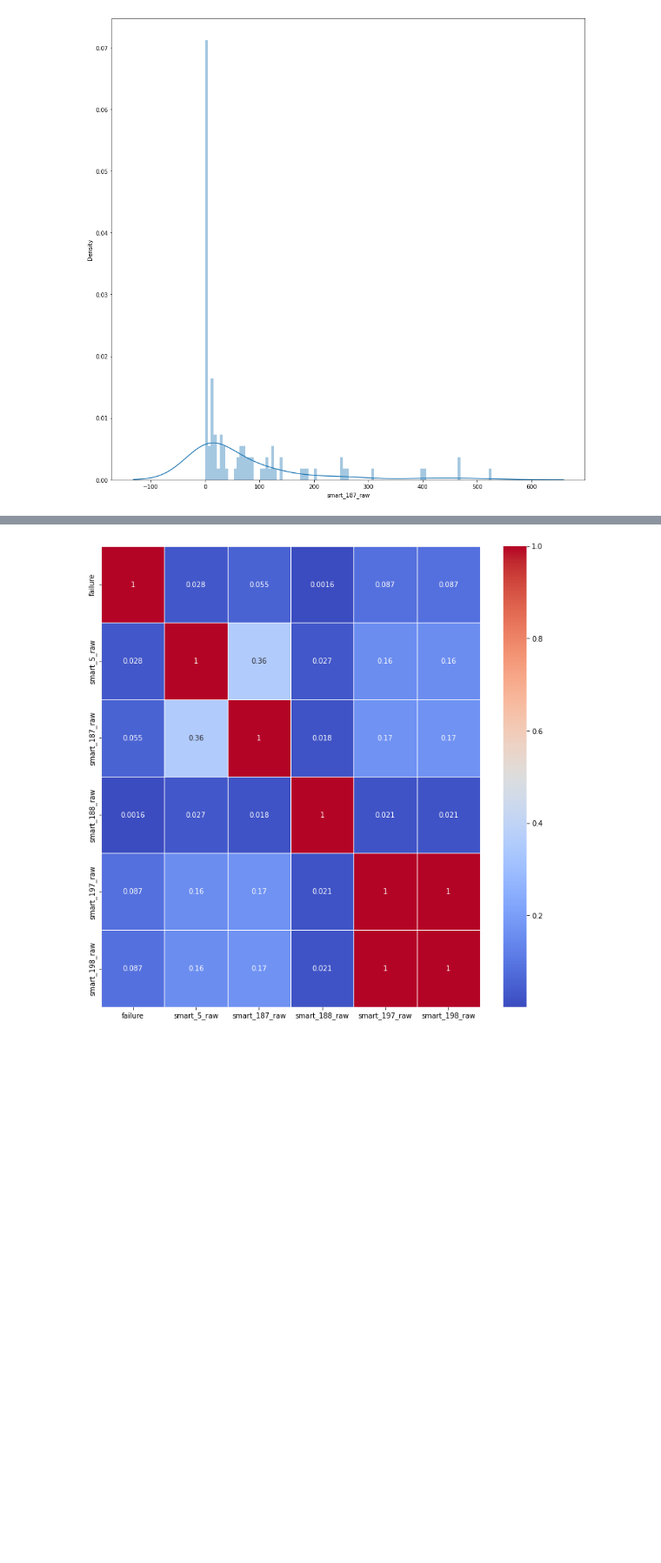
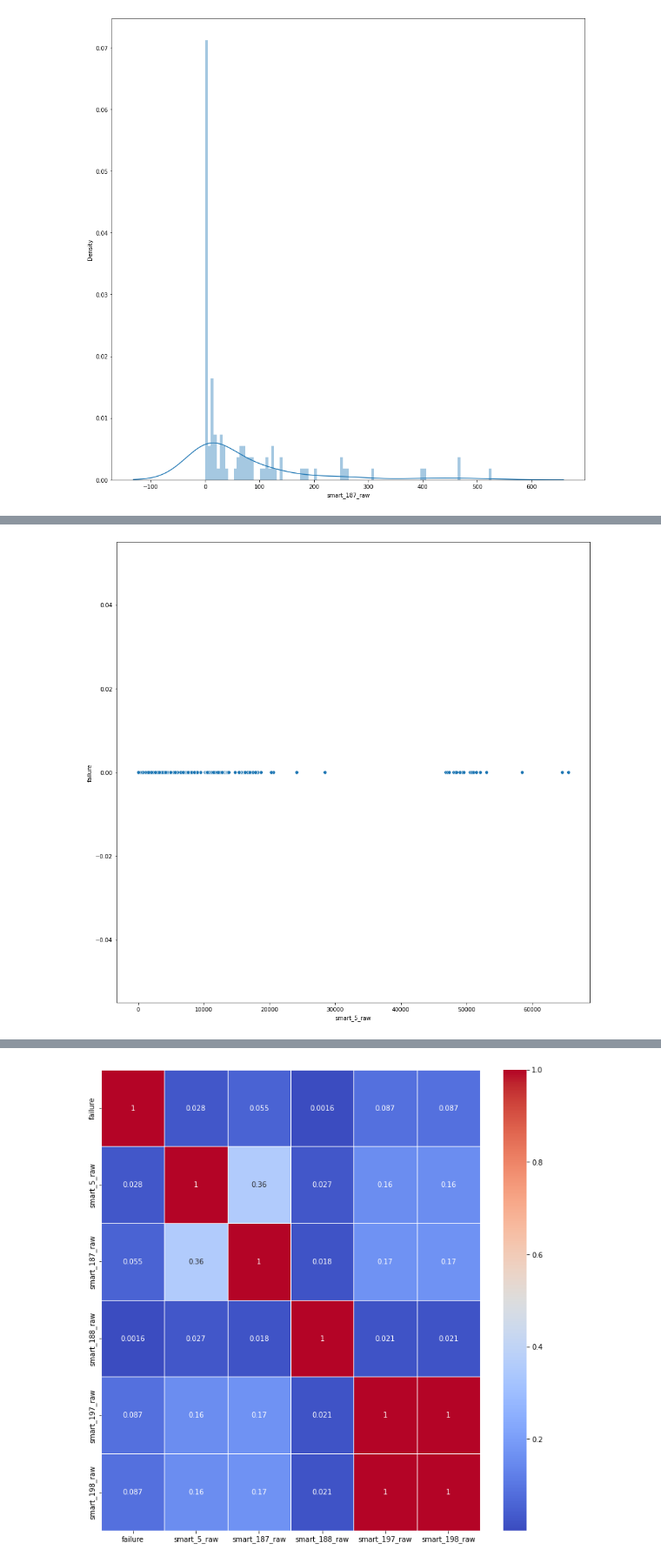
Before and after one commit to wcmphysics/DataScienceBootcamp-Capstone, a Jupyter notebook: notebooks/Andreas_NB.ipynb, the cells around one changed output, grey strips where cells are left out. Shown at 87% size. Cells and saved outputs as stored; diff of their text form; code cells hidden in the pictures; blank space fills up the shorter version.

```diff
--- a/notebooks/Andreas_NB.ipynb
+++ b/notebooks/Andreas_NB.ipynb
@@ -206,3 +233,11 @@ array([[<AxesSubplot:title={'center':'failure'}>,
+# %%
+plt.figure(figsize = (15,15))
+graph = sns.scatterplot(x=df_2021_10_12_no_failure.smart_5_raw, y=df_2021_10_12_no_failure.failure)
+# graph.axhline(35, linewidth=2, color='r')
+#graph.axvline(0, linewidth=2, color='r')
+#graph.axvline(2500, linewidth=2, color='r')
+# %% [output]
+[figure, added]
 # %%
 df_source = pd.read_csv('../data/data_q4_2021/2021-10-01.csv', parse_dates=["date"])
 df_source.head()
```
Also changed, not shown: parts of 49 cells of this notebook, 1 other file.
